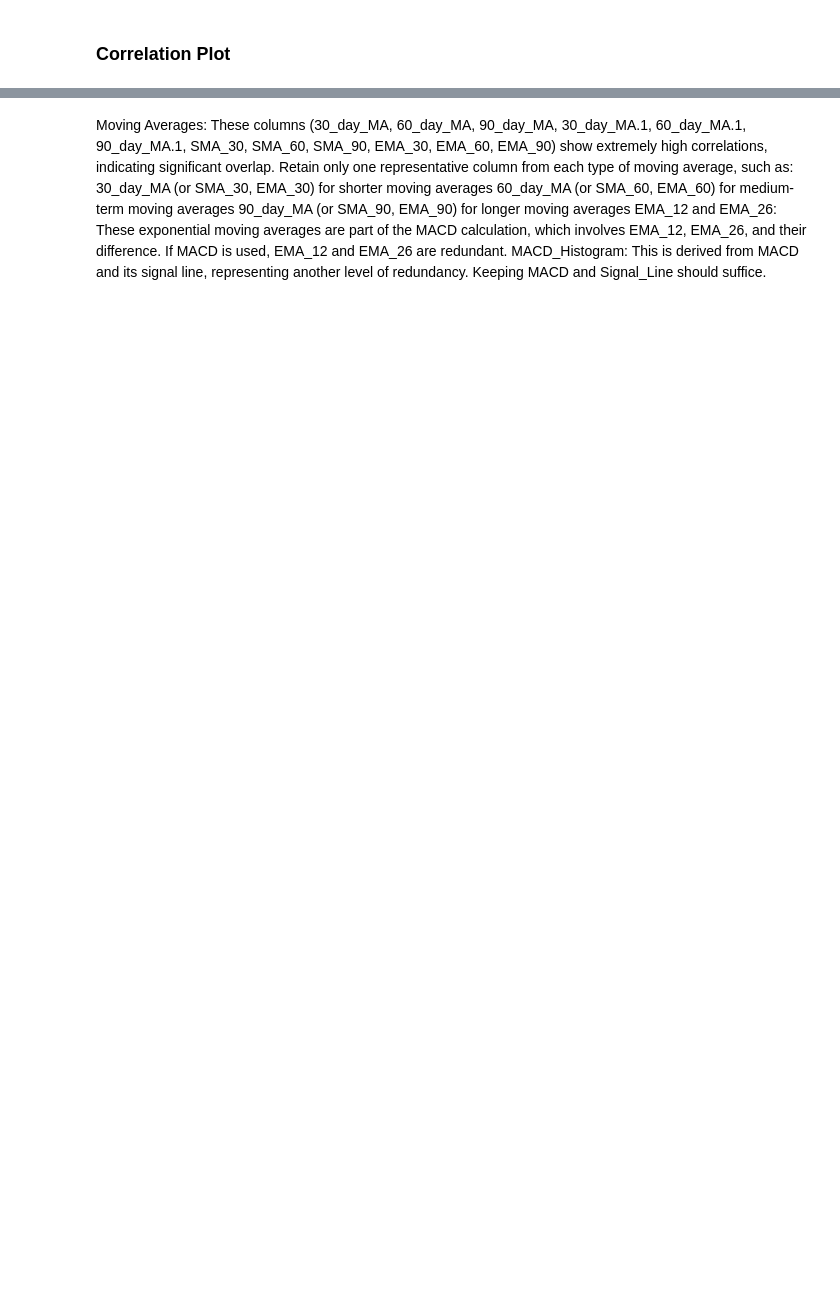
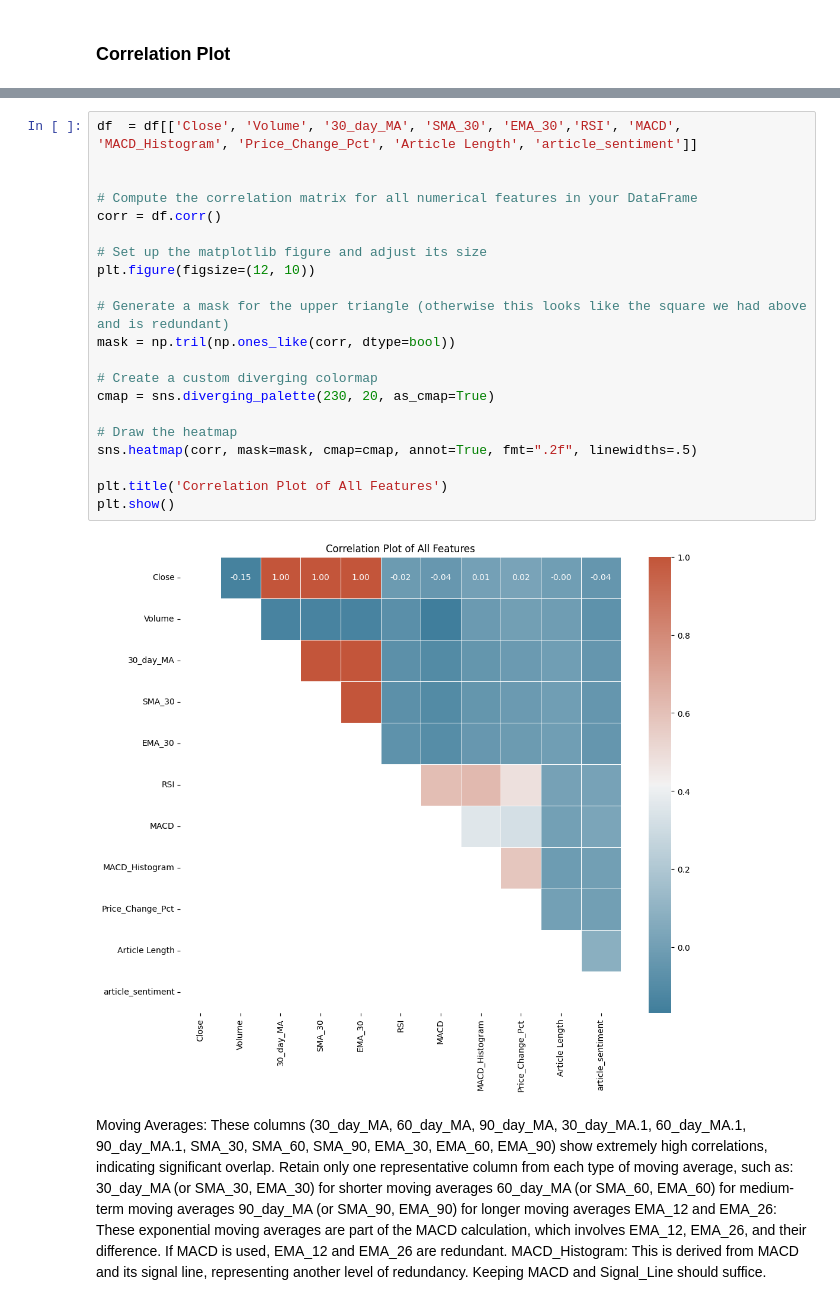
Before and after one commit to EthanFalcao/Sentiment-Analysis-in-Financial-Markets, a Jupyter notebook: 8. Feature Selection.ipynb, the cells around one changed output, grey strips where cells are left out. Cells and saved outputs as stored; diff of their text form; blank space fills up the shorter version.

```diff
--- a/8. Feature Selection.ipynb
+++ b/8. Feature Selection.ipynb
@@ -106,4 +104,27 @@ Index(['date', 'Stock', 'Open', 'Low', 'Close', 'Volume', '30_day_MA',
       dtype='object')
+# %%
+df  = df[['Close', 'Volume', '30_day_MA', 'SMA_30', 'EMA_30','RSI', 'MACD', 'MACD_Histogram', 'Price_Change_Pct', 'Article Length', 'article_sentiment']]
+
+
+# Compute the correlation matrix for all numerical features in your DataFrame
+corr = df.corr()
+
+# Set up the matplotlib figure and adjust its size
+plt.figure(figsize=(12, 10))
+
+# Generate a mask for the upper triangle (otherwise this looks like the square we had above and is redundant)
+mask = np.tril(np.ones_like(corr, dtype=bool))
+
+# Create a custom diverging colormap
+cmap = sns.diverging_palette(230, 20, as_cmap=True)
+
+# Draw the heatmap
+sns.heatmap(corr, mask=mask, cmap=cmap, annot=True, fmt=".2f", linewidths=.5)
+
+plt.title('Correlation Plot of All Features')
+plt.show()
+# %% [output]
+[figure, added]
 # %% [markdown]
 Moving Averages: These columns (30_day_MA, 60_day_MA, 90_day_MA, 30_day_MA.1, 60_day_MA.1, 90_day_MA.1, SMA_30, SMA_60, SMA_90, EMA_30, EMA_60, EMA_90) show extremely high correlations, indicating significant overlap. Retain only one representative column from each type of moving average, such as:
 30_day_MA (or SMA_30, EMA_30) for shorter moving averages
```
Also changed, not shown: parts of 17 cells of this notebook, 5 other files.
